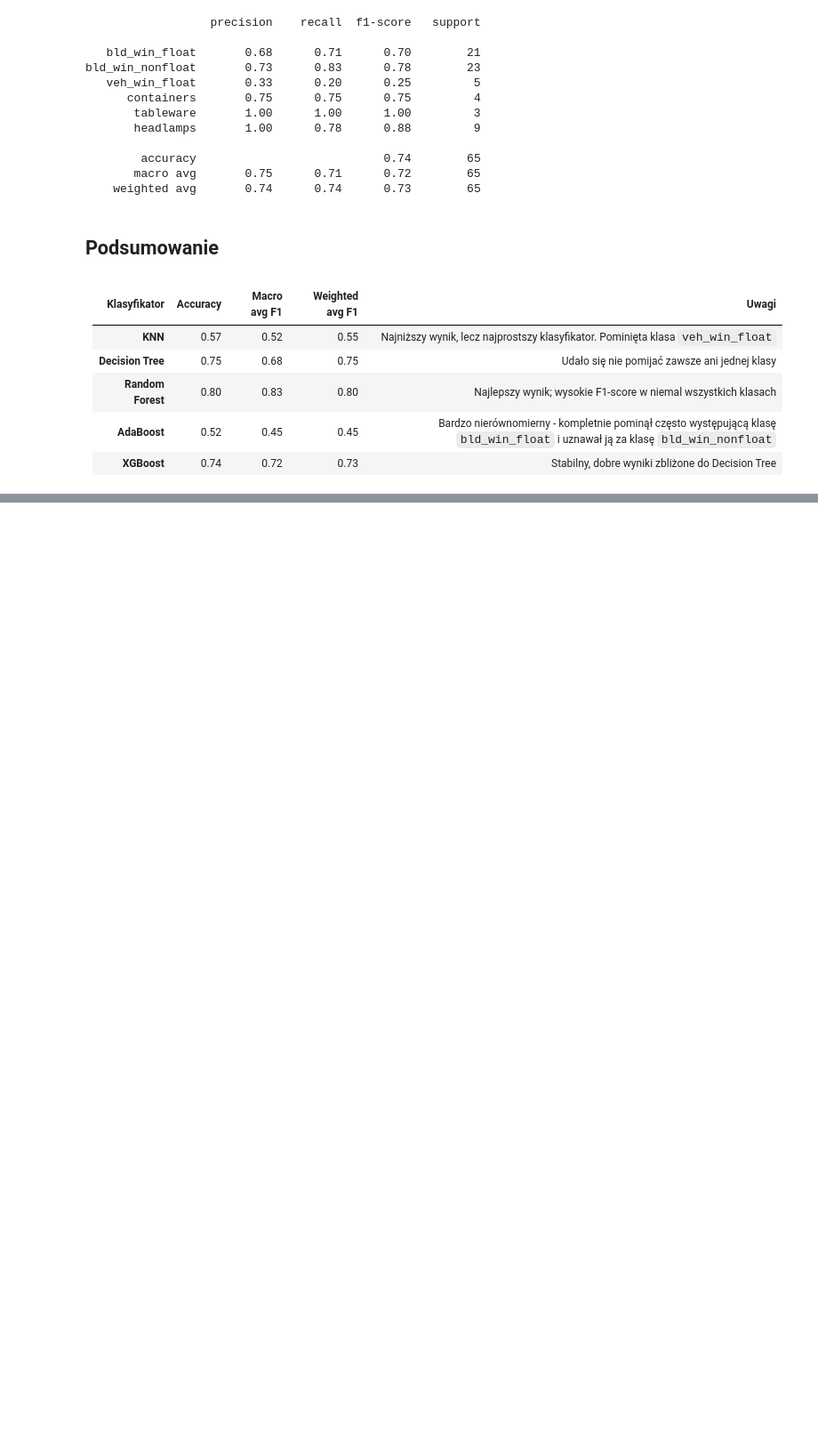
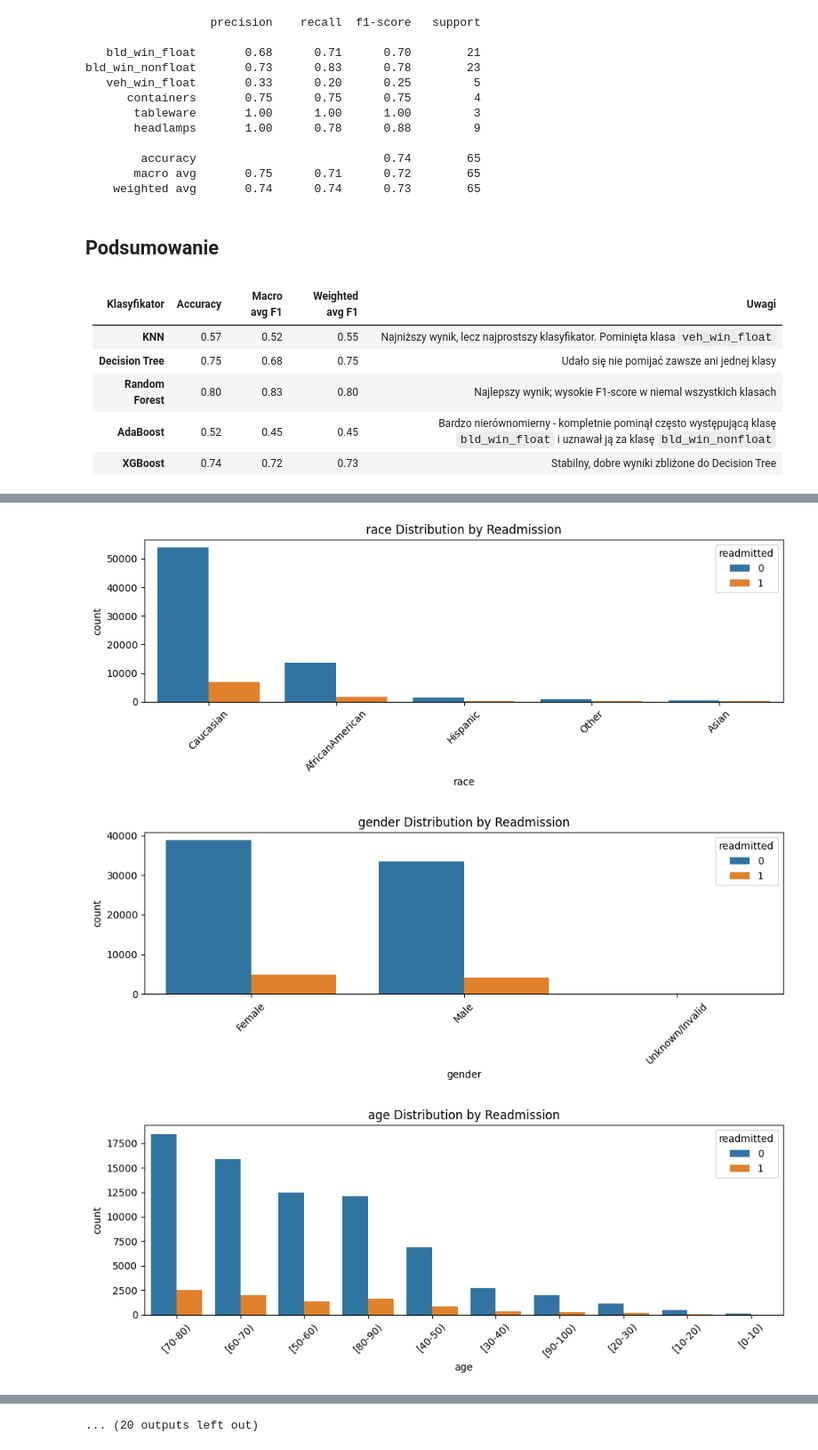
Before and after one commit to TytanMikJas/MachineLearningProjects, a Jupyter notebook: Ensemble.ipynb, the cells around one changed output, grey strips where cells are left out. Shown at 89% size. Drawn from its saved outputs; the diff is of its cells as text; code cells hidden in the pictures; blank space fills up the shorter version.

```diff
--- a/Ensemble.ipynb
+++ b/Ensemble.ipynb
@@ -184,0 +328,15 @@ bld_win_nonfloat       0.73      0.83      0.78        23
+# %%
+categorical_cols = train_df.select_dtypes(include='object').columns.tolist()
+
+for col in categorical_cols:
+    if train_df[col].nunique() < 20:
+        plt.figure(figsize=(10, 4))
+        sns.countplot(data=train_df, x=col, hue='readmitted', order=train_df[col].value_counts().index)
+        plt.title(f'{col} Distribution by Readmission')
+        plt.xticks(rotation=45)
+        plt.tight_layout()
+        plt.show()
+# %% [output]
+[figure, added]
+[figure, added]
+[figure, added]
@@ -184,0 +352 @@ bld_win_nonfloat       0.73      0.83      0.78        23
+... (20 outputs left out)
```
Also changed, not shown: parts of 36 cells of this notebook.
